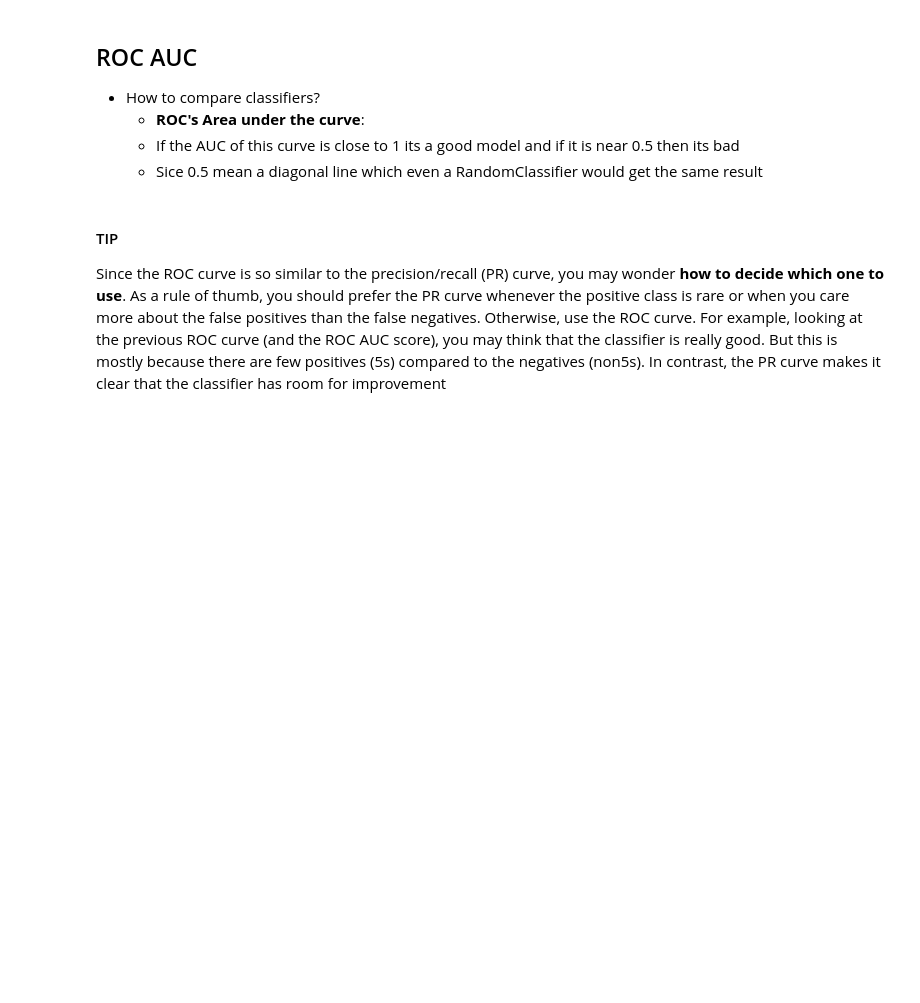
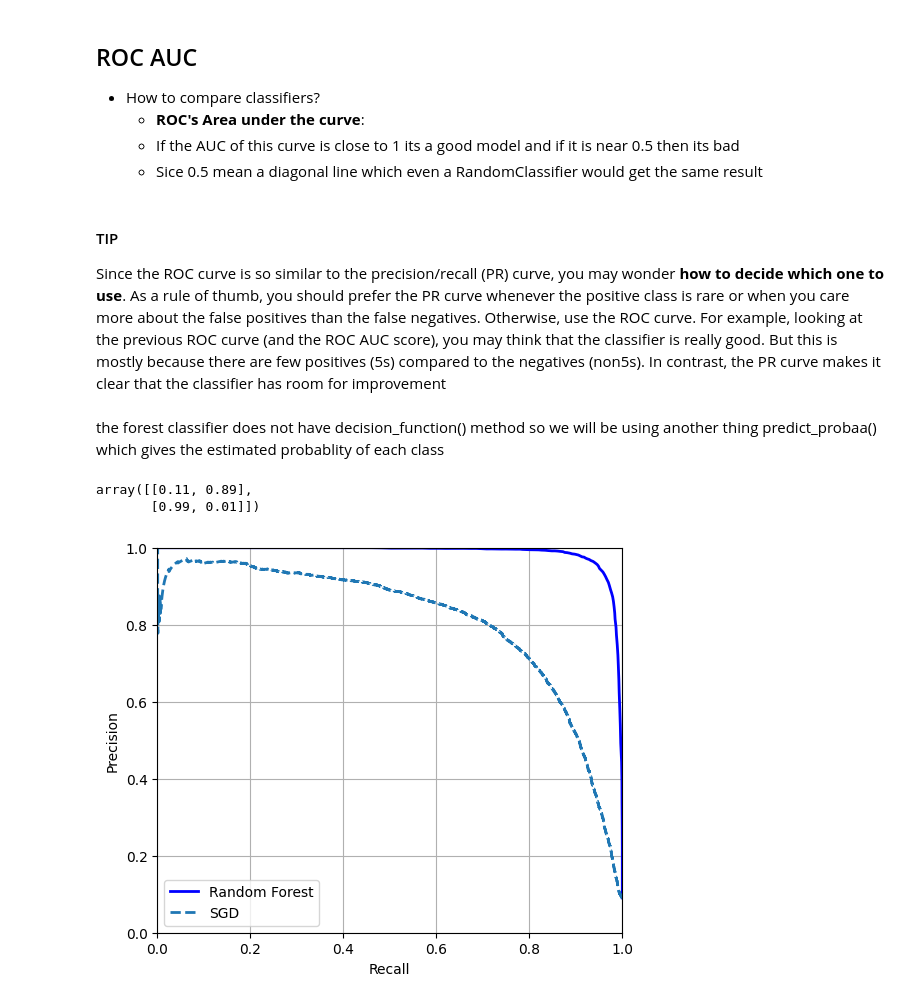
Before and after one commit to amannaik247/ML-Notes-HandsOnMLBook, a Jupyter notebook: handsonml-chapter3-mnist.ipynb, the cells around one changed output. Drawn from its saved outputs; the diff is of its cells as text; code cells hidden in the pictures; blank space fills up the shorter version.

Commit message:
RandomForestClassifier

```diff
--- a/handsonml-chapter3-mnist.ipynb
+++ b/handsonml-chapter3-mnist.ipynb
@@ -176,3 +208,39 @@ the false negatives. Otherwise, use the ROC curve. For example, looking at the p
 ROC curve (and the ROC AUC score), you may think that the classifier is really good.
 But this is mostly because there are few positives (5s) compared to the negatives (non5s). In contrast, the PR curve makes it clear that the classifier has room for
 improvement
+# %%
+# lets try w randomroestclassifier now
+from sklearn.ensemble import RandomForestClassifier
+
+forest_clf = RandomForestClassifier(random_state=42)
+# %% [markdown]
+the forest classifier does not have decision_function() method so we will be using another thing predict_probaa() which gives the estimated probablity of each class
+# %%
+y_probabs_forest = cross_val_predict(forest_clf, X_train, y_train_5, cv=3, method='predict_proba')
+y_probabs_forest[:2] # looking at first 2 rows
+# %% [output]
+array([[0.11, 0.89],
+       [0.99, 0.01]])
+# %%
+# for score we will consider the probability of +ve class since we ae focused on that
+y_scores_forest = y_probabs_forest[:,1]
+precisions_forest, recalls_forest, thresholds_forest = precision_recall_curve(
+    y_train_5, y_scores_forest
+)
+# %%
+plt.figure(figsize=(6, 5))  # extra code – not needed, just formatting
+
+plt.plot(recalls_forest, precisions_forest, "b-", linewidth=2,
+         label="Random Forest")
+plt.plot(recalls, precisions, "--", linewidth=2, label="SGD")
+
+# extra code – just beautifies Figure 3–8
+plt.xlabel("Recall")
+plt.ylabel("Precision")
+plt.axis([0, 1, 0, 1])
+plt.grid()
+plt.legend(loc="lower left")
+
+plt.show()
+# %% [output]
+[figure, added]
```
Also changed, not shown: parts of 8 cells of this notebook.
